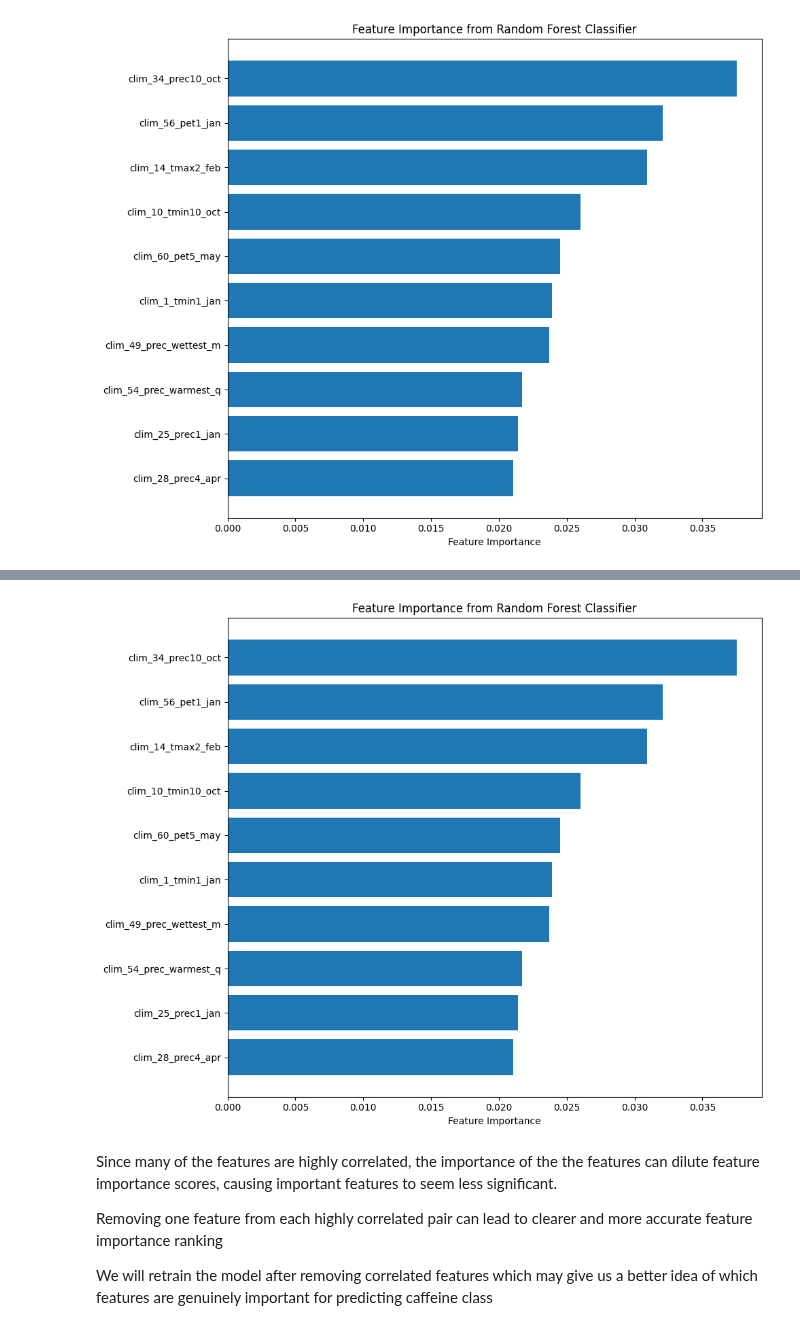
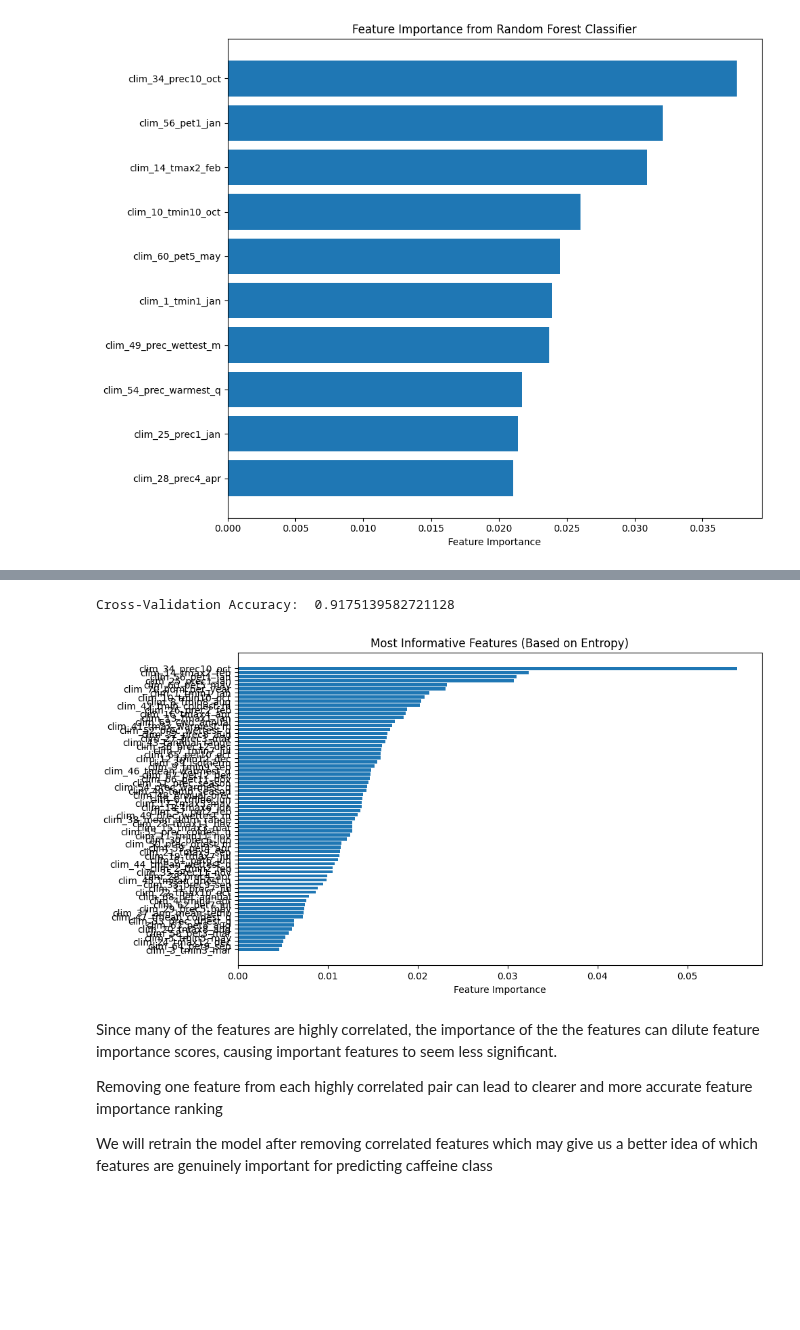
Before and after one commit to tahiri-lab/py_madaclim, a Jupyter notebook: workdir/analysis/bin/attribute_analysis.ipynb, the cells around one changed output, grey strips where cells are left out. Cells and saved outputs as stored; diff of their text form; code cells hidden in the pictures; blank space fills up the shorter version.

```diff
--- a/workdir/analysis/bin/attribute_analysis.ipynb
+++ b/workdir/analysis/bin/attribute_analysis.ipynb
@@ -215,23 +276,25 @@ plt.show()
+# %%
+from sklearn.model_selection import cross_val_score
+
+# Evaluate the model using cross-validation (e.g., accuracy)
+scores = cross_val_score(rf_classifier, X_train, y_train, cv=5, scoring='accuracy')
+print("Cross-Validation Accuracy: ", scores.mean())
+# %% [output]
+Cross-Validation Accuracy:  0.9175139582721128
 # %%
-import matplotlib.pyplot as plt
-import numpy as np
+# Extract features and their importance for visualization
+features = [feature for feature, importance in sorted_features]
+importances = [importance for feature, importance in sorted_features]
 
-# Assuming 'important_features' contains the sorted list of feature names and their importance scores
-# Extract the feature names and their importance scores
-feature_names = [feature for feature, importance in important_features]
-importances = [importance for feature, importance in important_features]
-
-# Create a bar chart to visualize the feature importances
-plt.figure(figsize=(10, 8))
-plt.barh(np.arange(len(feature_names)), importances, align='center')
-plt.yticks(np.arange(len(feature_names)), feature_names)
+# Plot the feature importances
+plt.figure(figsize=(10, 6))
+plt.barh(features, importances, align='center')
 plt.xlabel('Feature Importance')
-plt.title('Feature Importance from Random Forest Classifier')
-plt.gca().invert_yaxis()  # To display the most important features at the top
-plt.tight_layout()
+plt.title('Most Informative Features (Based on Entropy)')
+plt.gca().invert_yaxis()  # Invert y-axis to have the most important feature at the top
 plt.show()
 # %% [output]
-[figure, old version]
+[figure, new version]
 # %% [markdown]
 Since many of the features are highly correlated, the importance of the the features can dilute feature importance scores, causing important features to seem less significant.
 
```
Also changed, not shown: parts of 21 cells of this notebook, 1 other file.
